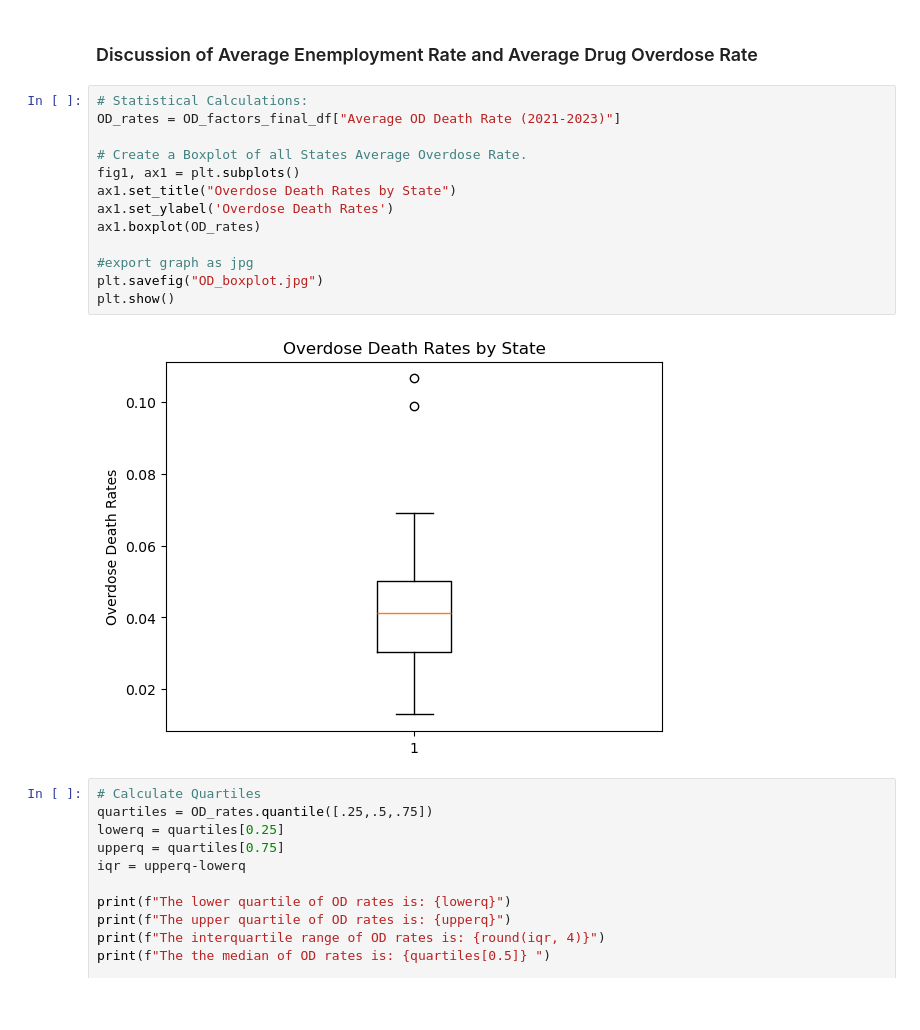
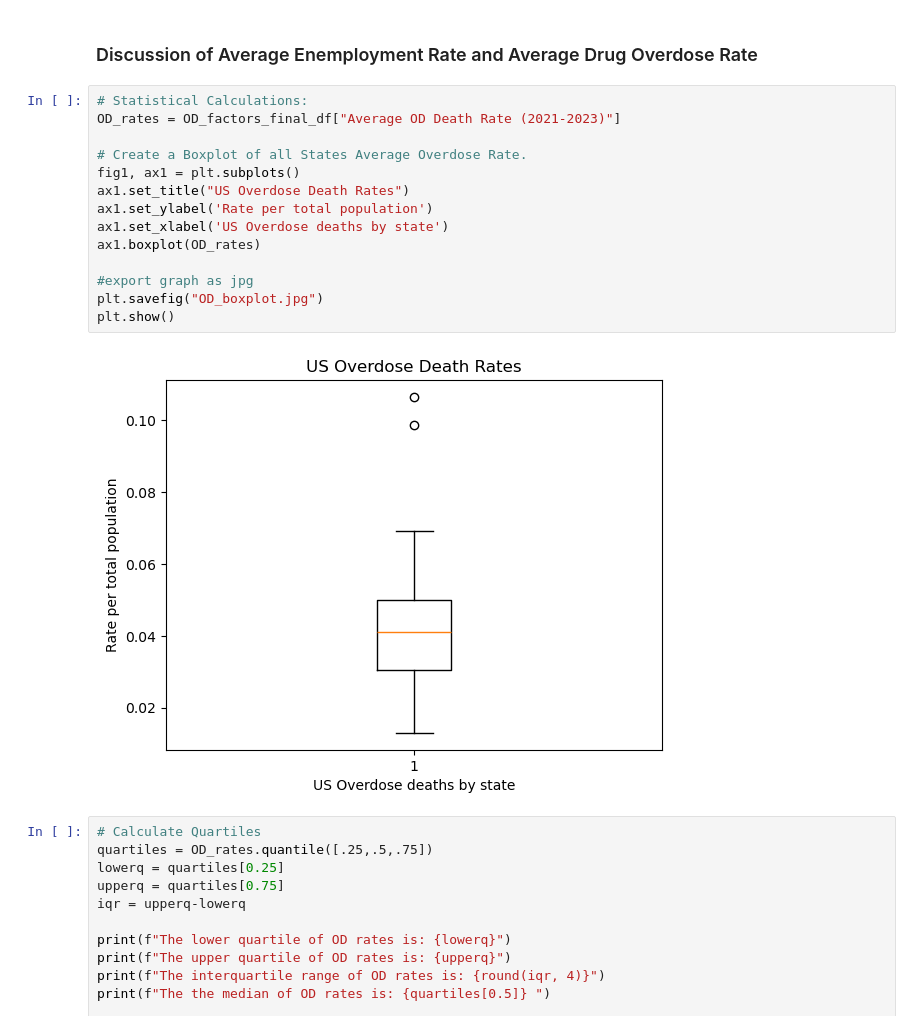
Before and after one commit to kileykarecki/Project-1, a Jupyter notebook: Drug_Overdose_and_Contributing_Factors.ipynb, the cells around one changed output. Saved outputs shown, nothing was run; the diff lists cells and outputs as text; blank space fills up the shorter version.

```diff
--- a/Drug_Overdose_and_Contributing_Factors.ipynb
+++ b/Drug_Overdose_and_Contributing_Factors.ipynb
@@ -299,18 +381,19 @@ The linear regression has a p-value of 0.515.
 # %%
 # Statistical Calculations:
 OD_rates = OD_factors_final_df["Average OD Death Rate (2021-2023)"]
 
 # Create a Boxplot of all States Average Overdose Rate.
 fig1, ax1 = plt.subplots()
-ax1.set_title("Overdose Death Rates by State")
-ax1.set_ylabel('Overdose Death Rates')
+ax1.set_title("US Overdose Death Rates")
+ax1.set_ylabel('Rate per total population')
+ax1.set_xlabel('US Overdose deaths by state')
 ax1.boxplot(OD_rates)
 
 #export graph as jpg
 plt.savefig("OD_boxplot.jpg")
 plt.show()
 # %% [output]
-[figure, old version]
+[figure, new version]
 # %%
 # Calculate Quartiles
 quartiles = OD_rates.quantile([.25,.5,.75])
```
Also changed, not shown: parts of 23 cells of this notebook, 8 other files.
